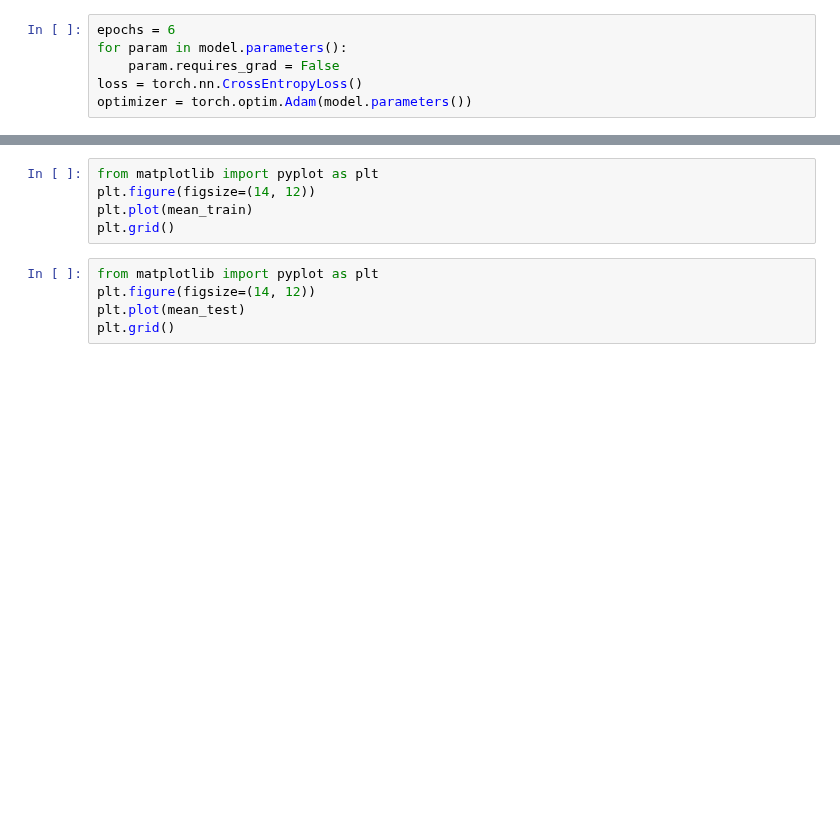
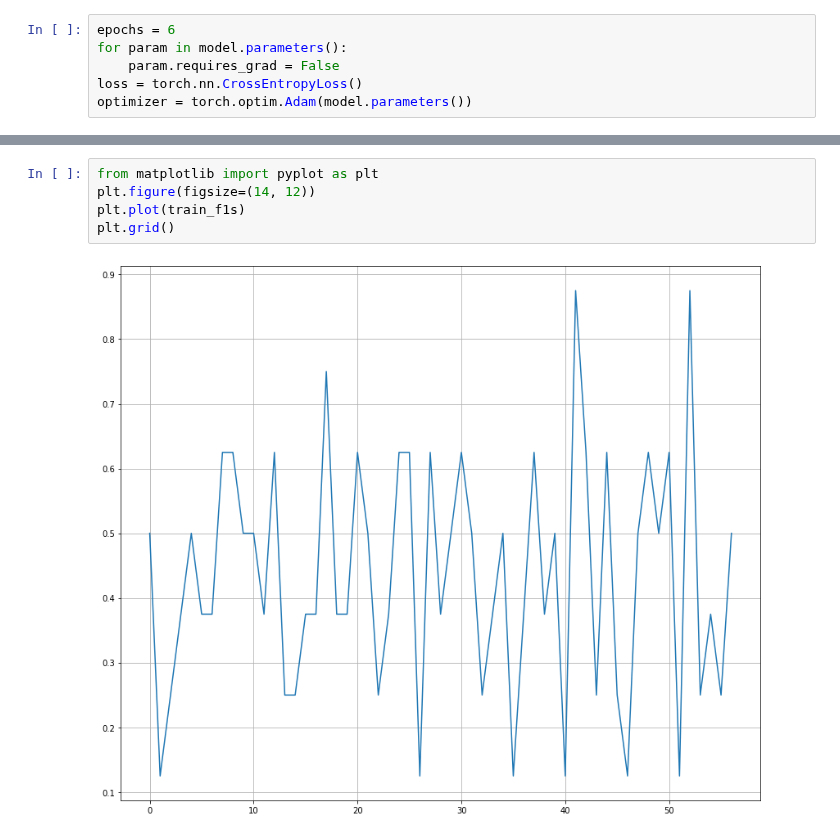
Before and after one commit to Vakhranev/Compling, a Jupyter notebook: Vakhranyov_AY_Deep_learning_Sentiment_Analysis.ipynb, the cells around one changed output, grey strips where cells are left out. Cells and saved outputs as stored; diff of their text form; blank space fills up the shorter version.

```diff
--- a/Vakhranyov_AY_Deep_learning_Sentiment_Analysis.ipynb
+++ b/Vakhranyov_AY_Deep_learning_Sentiment_Analysis.ipynb
@@ -179,12 +181,9 @@ plt.grid()
 # %%
 from matplotlib import pyplot as plt
 plt.figure(figsize=(14, 12))
-plt.plot(mean_train)
+plt.plot(train_f1s)
 plt.grid()
+# %% [output]
+[figure, added]
-# %%
-from matplotlib import pyplot as plt
-plt.figure(figsize=(14, 12))
-plt.plot(mean_test)
-plt.grid()
 # %%
 print('Лучшая метрика на test:')
```
Also changed, not shown: parts of 5 cells of this notebook.
